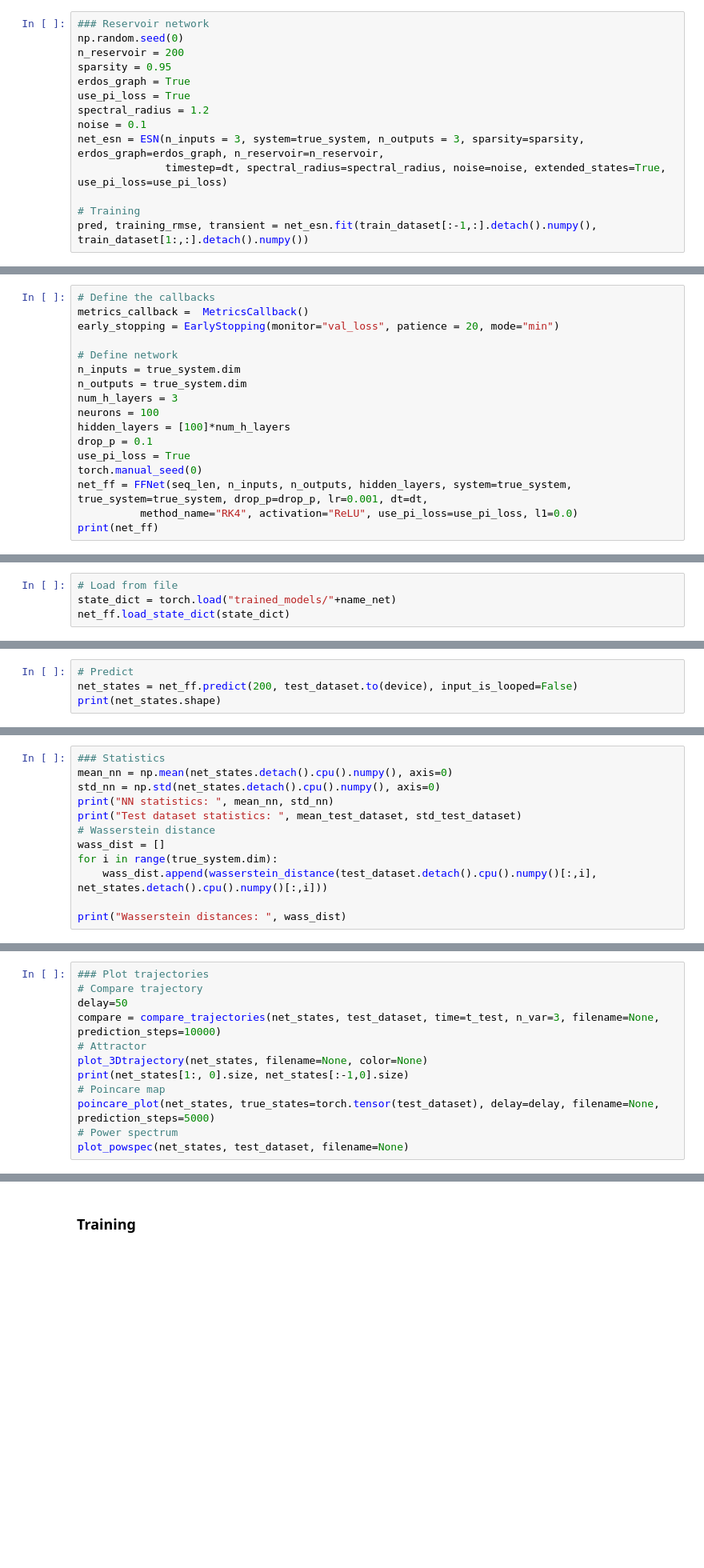
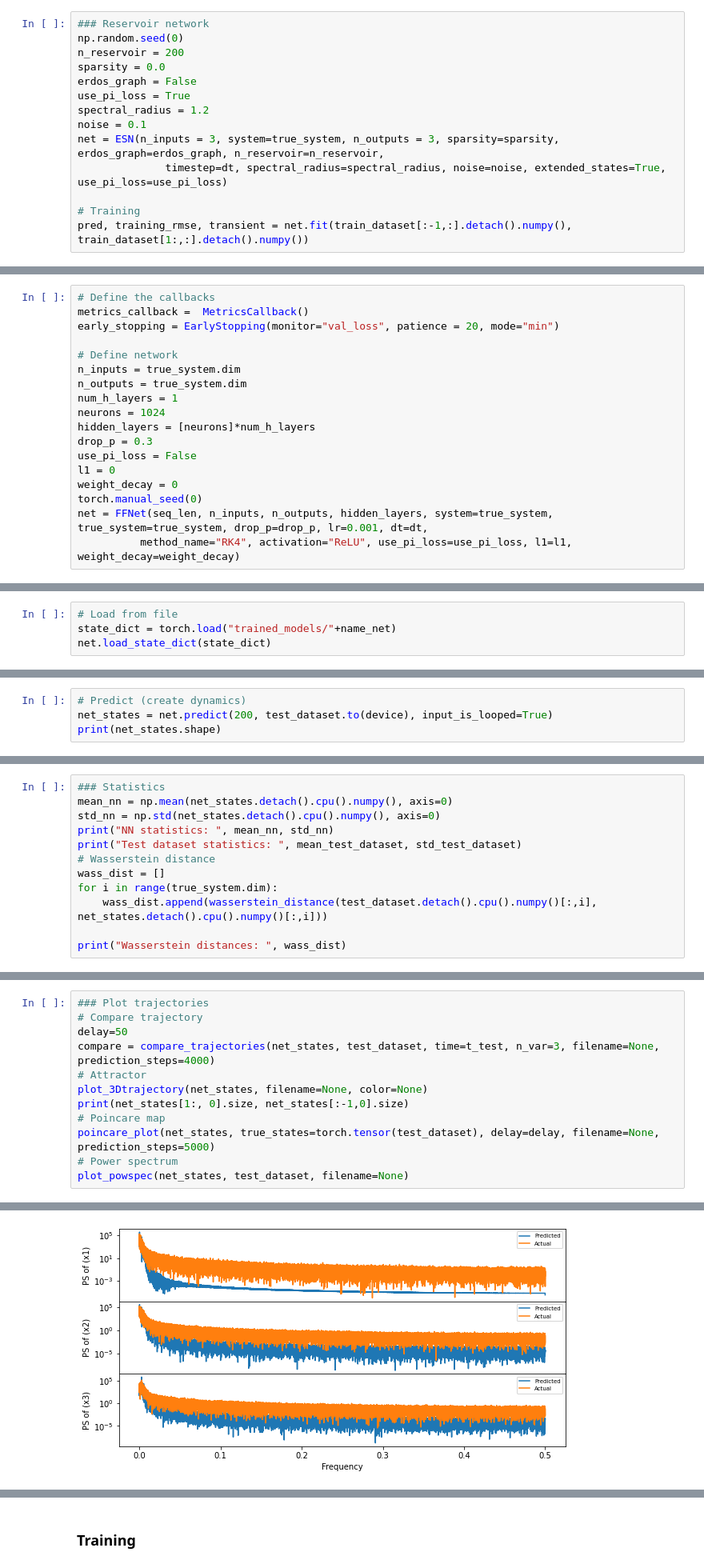
Before and after one commit to lupoalberto98/Physical-Informed-Dynamical-Systems, a Jupyter notebook: src/main.ipynb, the cells around one changed output, grey strips where cells are left out. Shown at 80% size. Drawn from its saved outputs; the diff is of its cells as text; blank space fills up the shorter version.

```diff
--- a/src/main.ipynb
+++ b/src/main.ipynb
@@ -1293,13 +1207,13 @@ torch.save(net_vae.state_dict(),"trained_models/"+name_net)
 ### Reservoir network
 np.random.seed(0)
 n_reservoir = 200
-sparsity = 0.95
-erdos_graph = True
+sparsity = 0.0
+erdos_graph = False
 use_pi_loss = True
 spectral_radius = 1.2
 noise = 0.1
-net_esn = ESN(n_inputs = 3, system=true_system, n_outputs = 3, sparsity=sparsity, erdos_graph=erdos_graph, n_reservoir=n_reservoir,
+net = ESN(n_inputs = 3, system=true_system, n_outputs = 3, sparsity=sparsity, erdos_graph=erdos_graph, n_reservoir=n_reservoir,
               timestep=dt, spectral_radius=spectral_radius, noise=noise, extended_states=True, use_pi_loss=use_pi_loss)
 
 # Training
-pred, training_rmse, transient = net_esn.fit(train_dataset[:-1,:].detach().numpy(), train_dataset[1:,:].detach().numpy())
+pred, training_rmse, transient = net.fit(train_dataset[:-1,:].detach().numpy(), train_dataset[1:,:].detach().numpy())
@@ -1372,12 +1244,13 @@ early_stopping = EarlyStopping(monitor="val_loss", patience = 20, mode="min")
 # Define network
 n_inputs = true_system.dim
 n_outputs = true_system.dim
-num_h_layers = 3
-neurons = 100
-hidden_layers = [100]*num_h_layers
-drop_p = 0.1
-use_pi_loss = True
+num_h_layers = 1
+neurons = 1024
+hidden_layers = [neurons]*num_h_layers
+drop_p = 0.3
+use_pi_loss = False
+l1 = 0
+weight_decay = 0
 torch.manual_seed(0)
-net_ff = FFNet(seq_len, n_inputs, n_outputs, hidden_layers, system=true_system, true_system=true_system, drop_p=drop_p, lr=0.001, dt=dt,
-          method_name="RK4", activation="ReLU", use_pi_loss=use_pi_loss, l1=0.0)
-print(net_ff)
+net = FFNet(seq_len, n_inputs, n_outputs, hidden_layers, system=true_system, true_system=true_system, drop_p=drop_p, lr=0.001, dt=dt,
+          method_name="RK4", activation="ReLU", use_pi_loss=use_pi_loss, l1=l1, weight_decay=weight_decay)
@@ -1384,7 +1270,7 @@ print(net_ff)
 # %%
 # Load from file
 state_dict = torch.load("trained_models/"+name_net)
-net_ff.load_state_dict(state_dict)
+net.load_state_dict(state_dict)
 # %%
 ### Set proper device and train
 device = torch.device("cuda") if torch.cuda.is_available() else torch.device("cpu")
@@ -1424,4 +1437,4 @@ print("trained epochs: "+str(len(metrics_callback.train_loss_log)))
 # %%
-# Predict
-net_states = net_ff.predict(200, test_dataset.to(device), input_is_looped=False)
+# Predict (create dynamics)
+net_states = net.predict(200, test_dataset.to(device), input_is_looped=True)
 print(net_states.shape)
@@ -1460,7 +1488,7 @@ r2_scores_mean_a3 = plot_3Dtrajectory(test_dataset[:-seq_len], color=r2_scores[:
 ### Plot trajectories
 # Compare trajectory
 delay=50
-compare = compare_trajectories(net_states, test_dataset, time=t_test, n_var=3, filename=None, prediction_steps=10000)
+compare = compare_trajectories(net_states, test_dataset, time=t_test, n_var=3, filename=None, prediction_steps=4000)
 # Attractor
 plot_3Dtrajectory(net_states, filename=None, color=None)
 print(net_states[1:, 0].size, net_states[:-1,0].size)
@@ -1468,3 +1496,4 @@ print(net_states[1:, 0].size, net_states[:-1,0].size)
 poincare_plot(net_states, true_states=torch.tensor(test_dataset), delay=delay, filename=None, prediction_steps=5000)
 # Power spectrum
 plot_powspec(net_states, test_dataset, filename=None)
+# %% [output]
@@ -1470,0 +1502 @@ plot_powspec(net_states, test_dataset, filename=None)
+[figure, added]
```
Also changed, not shown: parts of 55 cells of this notebook, 2 other files.
